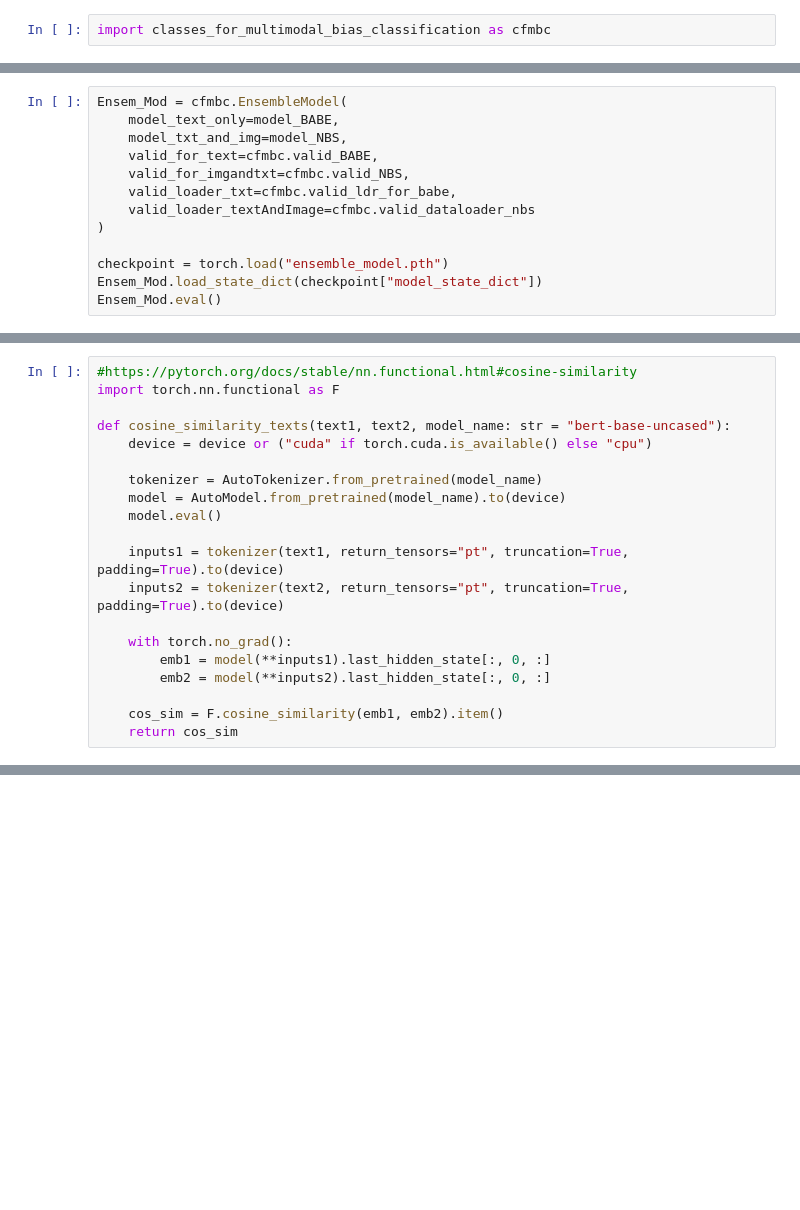
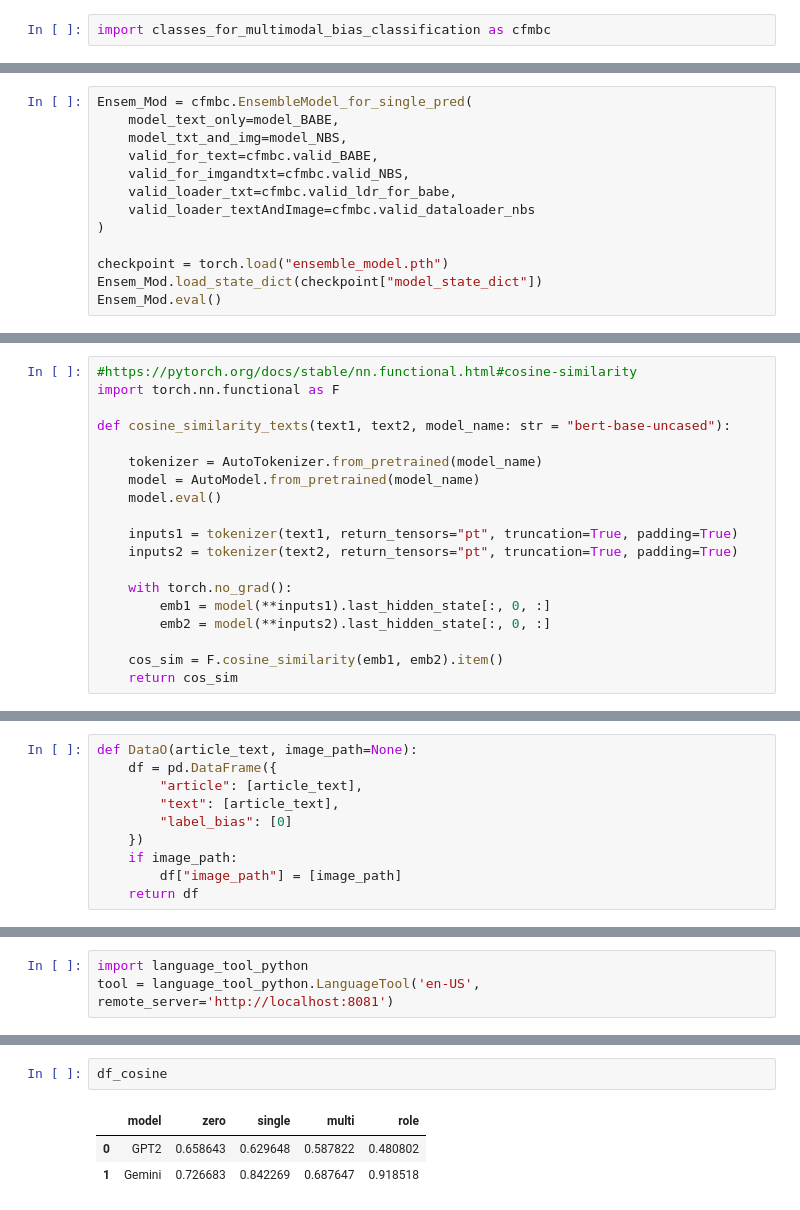
Before and after one commit to Foxtrot123-png/Multi-modal-News-Bias-Detection-and-Analyzing-LLM-performance-for-debiasing, a Jupyter notebook: EDA/LLMs.ipynb, the cells around one changed output, grey strips where cells are left out. Cells and saved outputs as stored; diff of their text form; blank space fills up the shorter version.

```diff
--- a/EDA/LLMs.ipynb
+++ b/EDA/LLMs.ipynb
@@ -311,5 +356,5 @@ model_NBS.eval()
 # %%
-Ensem_Mod = cfmbc.EnsembleModel(
+Ensem_Mod = cfmbc.EnsembleModel_for_single_pred(
     model_text_only=model_BABE,
     model_txt_and_img=model_NBS,
     valid_for_text=cfmbc.valid_BABE,
@@ -326,14 +389,13 @@ Ensem_Mod.eval()
 import torch.nn.functional as F
 
 def cosine_similarity_texts(text1, text2, model_name: str = "bert-base-uncased"):
-    device = device or ("cuda" if torch.cuda.is_available() else "cpu")
 
     tokenizer = AutoTokenizer.from_pretrained(model_name)
-    model = AutoModel.from_pretrained(model_name).to(device)
+    model = AutoModel.from_pretrained(model_name)
     model.eval()
 
-    inputs1 = tokenizer(text1, return_tensors="pt", truncation=True, padding=True).to(device)
-    inputs2 = tokenizer(text2, return_tensors="pt", truncation=True, padding=True).to(device)
+    inputs1 = tokenizer(text1, return_tensors="pt", truncation=True, padding=True)
+    inputs2 = tokenizer(text2, return_tensors="pt", truncation=True, padding=True)
 
     with torch.no_grad():
         emb1 = model(**inputs1).last_hidden_state[:, 0, :]
@@ -343,0 +428,10 @@ def cosine_similarity_texts(text1, text2, model_name: str = "bert-base-uncased")
+# %%
+def DataO(article_text, image_path=None):
+    df = pd.DataFrame({
+        "article": [article_text],
+        "text": [article_text],
+        "label_bias": [0]
+    })
+    if image_path:
+        df["image_path"] = [image_path]
+    return df
@@ -344 +442,4 @@ def cosine_similarity_texts(text1, text2, model_name: str = "bert-base-uncased")
+# %%
+import language_tool_python
+tool = language_tool_python.LanguageTool('en-US', remote_server='http://localhost:8081')
 # %%
@@ -366,0 +490,6 @@ ValueError: Input length of input_ids is 1716, but `max_length` is set to 512. T
+# %%
+df_cosine
+# %% [output]
+|  | model | zero | single | multi | role |
+| 0 | GPT2 | 0.658643 | 0.629648 | 0.587822 | 0.480802 |
+| 1 | Gemini | 0.726683 | 0.842269 | 0.687647 | 0.918518 |
```
Also changed, not shown: parts of 25 cells of this notebook, 1 other file.
